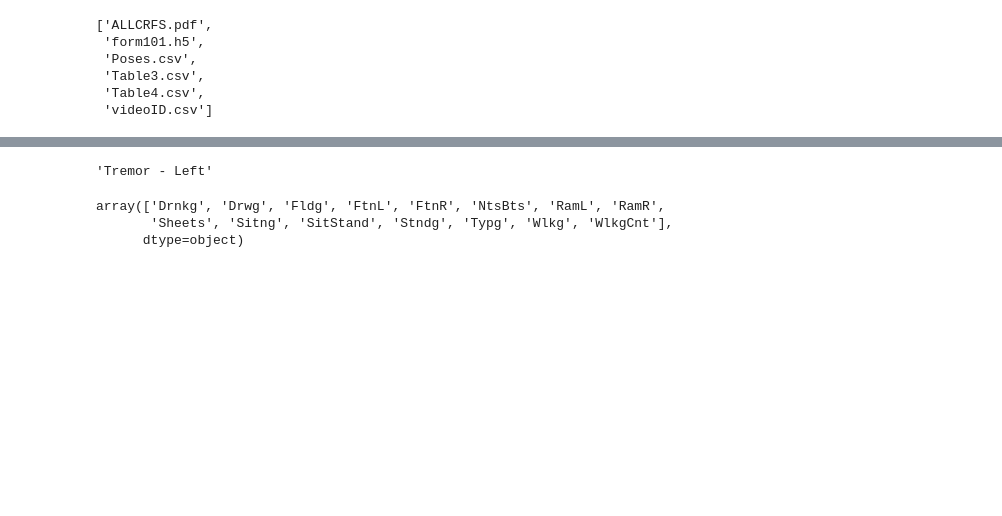
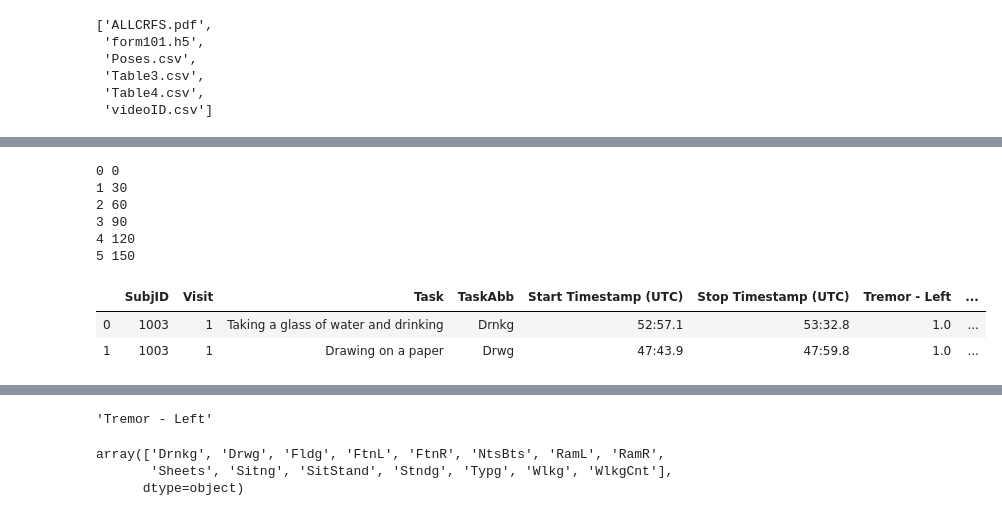
Before and after one commit to Luke3D/PD_PoseEstimation, a Jupyter notebook: Code/ScoresDistr.ipynb, the cells around one changed output, grey strips where cells are left out. Cells and saved outputs as stored; diff of their text form; code cells hidden in the pictures; blank space fills up the shorter version.

```diff
--- a/Code/ScoresDistr.ipynb
+++ b/Code/ScoresDistr.ipynb
@@ -30,0 +45,22 @@ scores.head()
+# %%
+# scores = pd.read_csv('/Users/luca/Box/CISPD_Videos_proc/Metadata/Table4.csv')
+scores = pd.read_csv('../Metadata/Table4.csv')
+# scores = scores.loc[scores.TaskAbb.isin(tasks)]
+# scores = scores[['SubjID','Visit','TaskAbb','Tremor - Left', 'Tremor - Right', 'Bradykinesia - Right', 'Bradykinesia - Left']]
+scores.query('Visit != "1 Month"', inplace=True)
+scores['Visit']=scores.Visit.apply(lambda x: x.split()[-1])
+for i,j in enumerate(scores.Visit.unique()):
+    print(i,j)
+    scores.loc[scores.Visit==j, 'Visit'] = i+1
+scores = scores.query('Visit ==1 | Visit ==2 | Visit==3')
+scores.head(2)
+# %% [output]
+0 0
+1 30
+2 60
+3 90
+4 120
+5 150
+|  | SubjID | Visit | Task | TaskAbb | Start Timestamp (UTC) | Stop Timestamp (UTC) | Tremor - Left | ... |
+| 0 | 1003 | 1 | Taking a glass of water and drinking | Drnkg | 52:57.1 | 53:32.8 | 1.0 | ... |
+| 1 | 1003 | 1 | Drawing on a paper | Drwg | 47:43.9 | 47:59.8 | 1.0 | ... |
```
Also changed, not shown: parts of 13 cells of this notebook, 1 other file.
